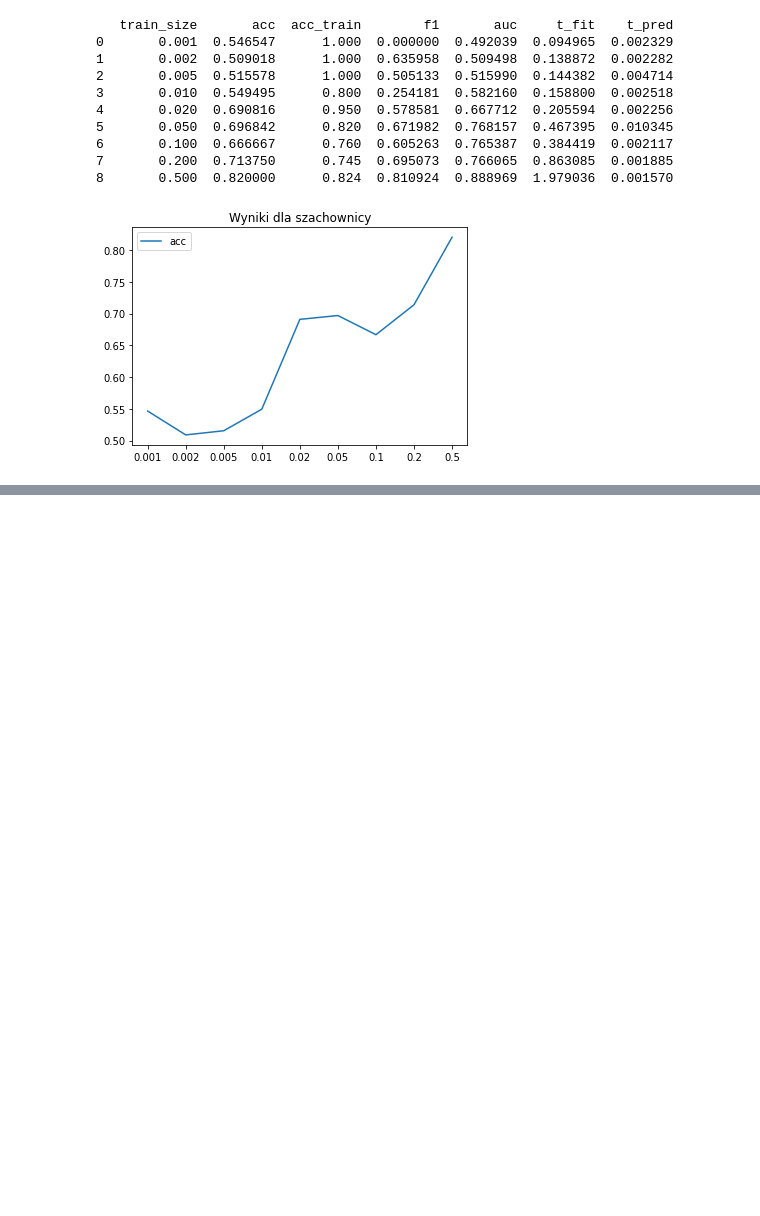
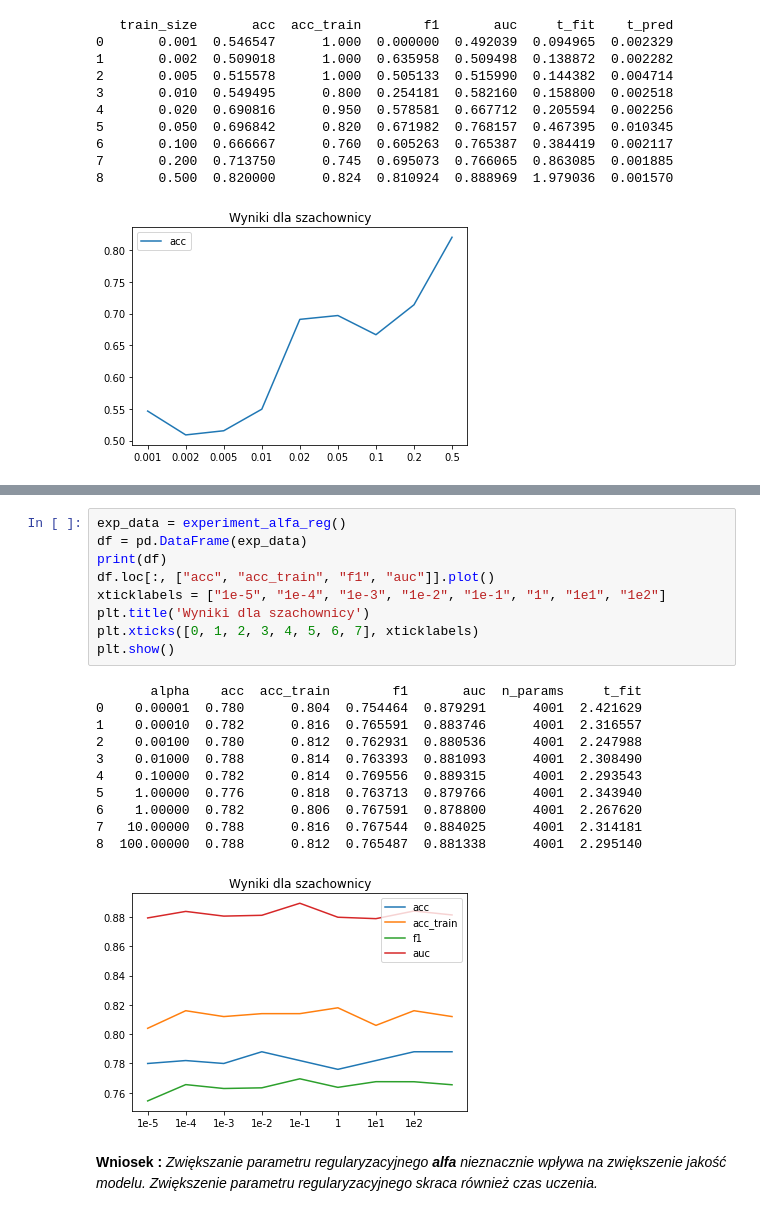
Before and after one commit to wolejnik/master-s-degree, a Jupyter notebook: classifier_MLP_ML1/main.ipynb, the cells around one changed output, grey strips where cells are left out. Cells and saved outputs as stored; diff of their text form; blank space fills up the shorter version.

```diff
--- a/classifier_MLP_ML1/main.ipynb
+++ b/classifier_MLP_ML1/main.ipynb
@@ -506,0 +574,23 @@ plt.show()
+# %%
+exp_data = experiment_alfa_reg()
+df = pd.DataFrame(exp_data)
+print(df)
+df.loc[:, ["acc", "acc_train", "f1", "auc"]].plot()
+xticklabels = ["1e-5", "1e-4", "1e-3", "1e-2", "1e-1", "1", "1e1", "1e2"]
+plt.title('Wyniki dla szachownicy')
+plt.xticks([0, 1, 2, 3, 4, 5, 6, 7], xticklabels)
+plt.show()
+# %% [output]
+       alpha    acc  acc_train        f1       auc  n_params     t_fit
+0    0.00001  0.780      0.804  0.754464  0.879291      4001  2.421629
+1    0.00010  0.782      0.816  0.765591  0.883746      4001  2.316557
+2    0.00100  0.780      0.812  0.762931  0.880536      4001  2.247988
+3    0.01000  0.788      0.814  0.763393  0.881093      4001  2.308490
+4    0.10000  0.782      0.814  0.769556  0.889315      4001  2.293543
+5    1.00000  0.776      0.818  0.763713  0.879766      4001  2.343940
+6    1.00000  0.782      0.806  0.767591  0.878800      4001  2.267620
+7   10.00000  0.788      0.816  0.767544  0.884025      4001  2.314181
+8  100.00000  0.788      0.812  0.765487  0.881338      4001  2.295140
+[figure, added]
+# %% [markdown]
+**Wniosek :** _Zwiększanie parametru regularyzacyjnego **alfa** nieznacznie wpływa na zwiększenie jakość modelu. Zwiększenie parametru regularyzacyjnego skraca również czas uczenia._
```
Also changed, not shown: parts of 4 cells of this notebook.
